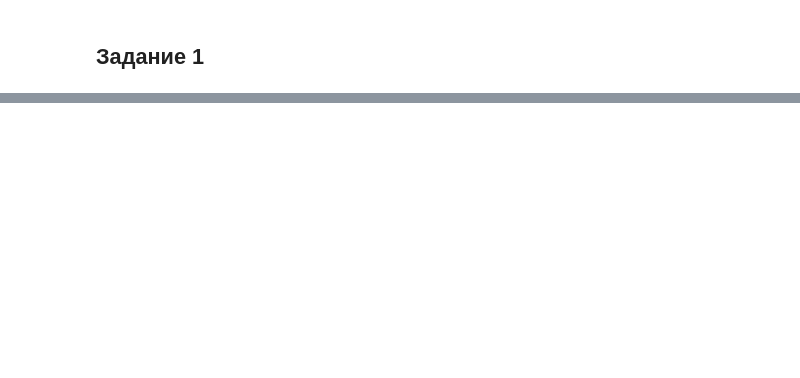
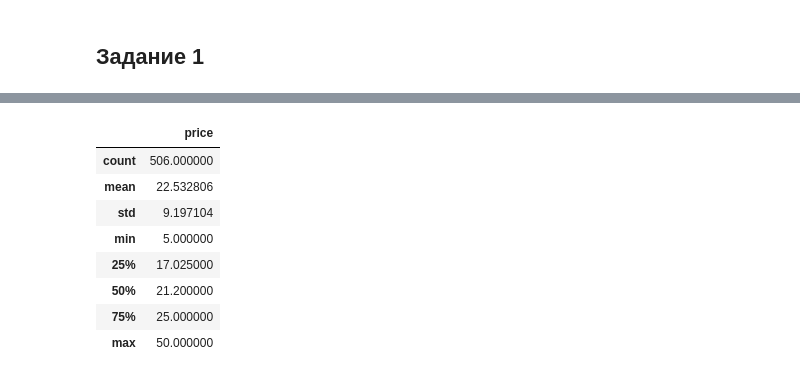
Before and after one commit to nina2206/Pylibs_repo, a Jupyter notebook: Sklearn/DZ_for_less6_sklearn_with_teacher.ipynb, the cells around one changed output, grey strips where cells are left out. Drawn from its saved outputs; the diff is of its cells as text; code cells hidden in the pictures; blank space fills up the shorter version.

```diff
--- a/Sklearn/DZ_for_less6_sklearn_with_teacher.ipynb
+++ b/Sklearn/DZ_for_less6_sklearn_with_teacher.ipynb
@@ -409,0 +69,13 @@ roc_auc_score(y_test, y_pred_proba_class1)
+# %%
+y = pd.DataFrame(boston['target'], columns=['price'])
+y.describe()
+# %% [output]
+|  | price |
+| count | 506.000000 |
+| mean | 22.532806 |
+| std | 9.197104 |
+| min | 5.000000 |
+| 25% | 17.025000 |
+| 50% | 21.200000 |
+| 75% | 25.000000 |
+| max | 50.000000 |
```
Also changed, not shown: parts of 93 cells of this notebook, 5 other files.
